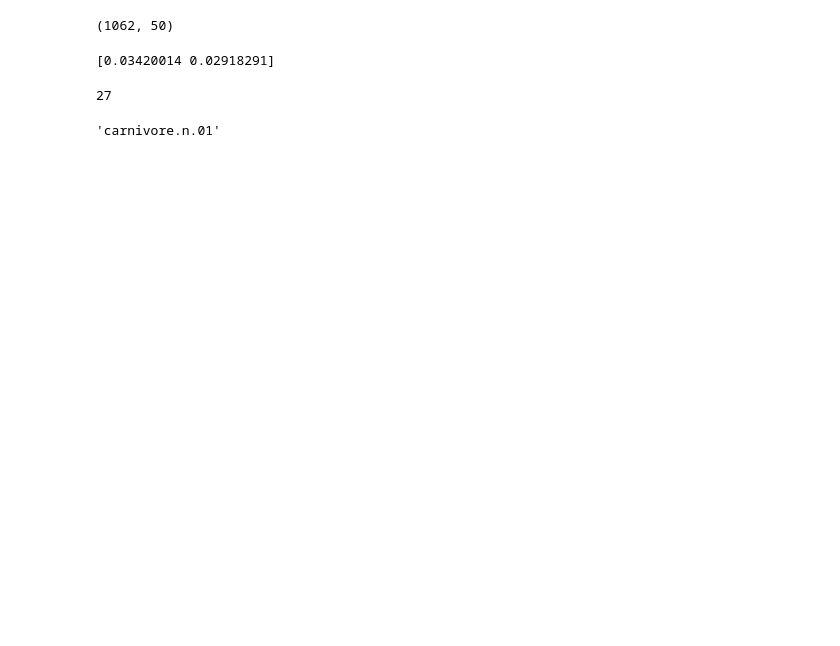
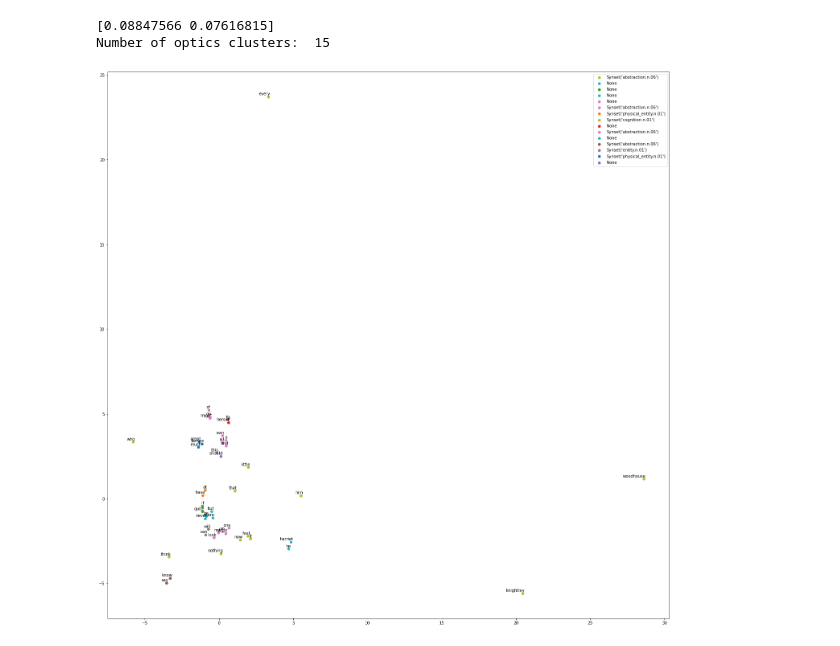
Before and after one commit to robin-p-schmitt/textmining-webapp, a Jupyter notebook: embeddings.ipynb, the cells around one changed output. Drawn from its saved outputs; the diff is of its cells as text; code cells hidden in the pictures; blank space fills up the shorter version.

Commit message:
Added new clustering visualization, based on clusters of the original embedding space

```diff
--- a/embeddings.ipynb
+++ b/embeddings.ipynb
@@ -22,6 +36,0 @@ def filter(token):
-# %%
-sentences = brown.sents(categories = brown.categories())
-sentences = [[token.lower() for token in sent if filter(token)] for sent in sentences]
-# %%
-words = brown.words(categories = ["news"])
-sentences = [[token.lower() for token in words if filter(token)]]
@@ -28,3 +138,7 @@ sentences = [[token.lower() for token in words if filter(token)]]
+# %%
+# gutenberg corpus sentences
+sentences = get_sentences(gutenberg.sents("austen-emma.txt"))
 # %%
-word2vec = gensim.models.Word2Vec(sentences, size = 50, iter = 600, min_count = 10, window = 15, negative = 7)
+# train word2vec model on a set of sentences
+word2vec = gensim.models.Word2Vec(sentences, size = 50, iter = 500, min_count = 10, window = 10, negative = 5)
 word2vec.save("word2vec.model")
@@ -34,11 +145,18 @@ index2vector = np.array(word2vec.wv.vectors)
-# %%
-index2vector.shape
-# %% [output]
-(1062, 50)
 # %%
+
+index2word = np.array(word2vec.wv.index2word)[:100]
+word2index = {word: index for index, word in enumerate(index2word)}
+index2vector = np.array(word2vec.wv.vectors)[:100]
+
 pca = PCA(n_components = 2)
 pca.fit(index2vector)
 print(pca.explained_variance_ratio_)
 index2vector = np.matmul(index2vector, np.transpose(pca.components_))
+
+clusters = get_optics_clusters(2, .5, index2vector)
+
+plot_clusters(clusters, index2vector, index2word)
 # %% [output]
-[0.03420014 0.02918291]
+[0.08847566 0.07616815]
+Number of optics clusters:  15
+[figure, added]
@@ -48,10 +162,0 @@ clusters = [np.array([i for i, cluster in enumerate(kmeans.labels_) if cluster =
-# %%
-dbscan = DBSCAN(eps = .3).fit(index2vector)
-clusters = [np.array([i for i, cluster in enumerate(dbscan.labels_) if cluster == j]) for j in range(min(dbscan.labels_), max(dbscan.labels_) + 1)]
-len(clusters)
-# %% [output]
-27
-# %%
-wn.synsets("carnivore")[0].lowest_common_hypernyms(wn.synsets("cat")[0])[0].name()
-# %% [output]
-'carnivore.n.01'
```
Also changed, not shown: parts of 11 cells of this notebook, 2 other files.
